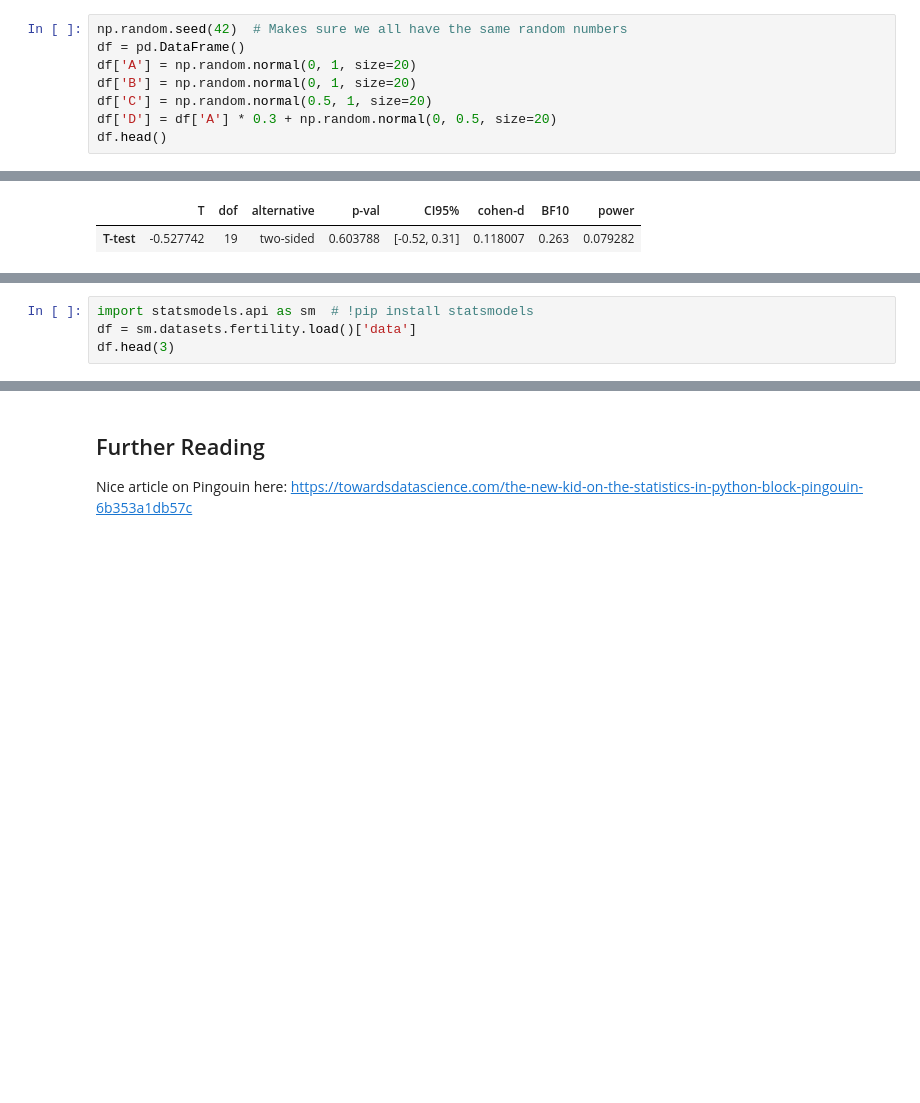
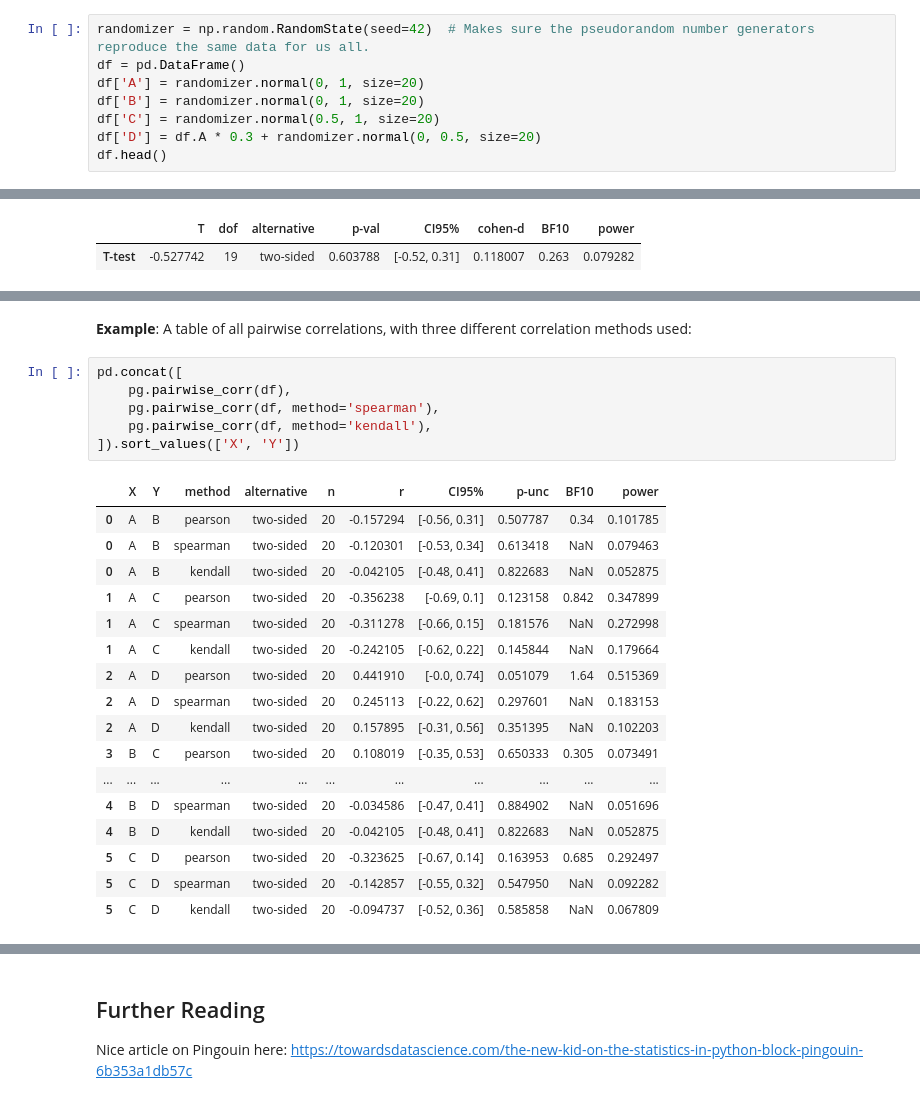
Before and after one commit to nickdelgrosso/CodeTeachingMaterials, a Jupyter notebook: topics/4_2_StatsWithScipyStatsAndPingouin/StatsWithScipyStatsAndPingouin.ipynb, the cells around one changed output, grey strips where cells are left out. Cells and saved outputs as stored; diff of their text form; blank space fills up the shorter version.

```diff
--- a/topics/4_2_StatsWithScipyStatsAndPingouin/StatsWithScipyStatsAndPingouin.ipynb
+++ b/topics/4_2_StatsWithScipyStatsAndPingouin/StatsWithScipyStatsAndPingouin.ipynb
@@ -30,12 +30,12 @@ import pingouin as pg
 # %% [markdown]
 Generate the Data: Run the code below to create the dataset `df`.
 # %%
-np.random.seed(42)  # Makes sure we all have the same random numbers
+randomizer = np.random.RandomState(seed=42)  # Makes sure the pseudorandom number generators reproduce the same data for us all.
 df = pd.DataFrame()
-df['A'] = np.random.normal(0, 1, size=20)
-df['B'] = np.random.normal(0, 1, size=20)
-df['C'] = np.random.normal(0.5, 1, size=20)
-df['D'] = df['A'] * 0.3 + np.random.normal(0, 0.5, size=20)
+df['A'] = randomizer.normal(0, 1, size=20)
+df['B'] = randomizer.normal(0, 1, size=20)
+df['C'] = randomizer.normal(0.5, 1, size=20)
+df['D'] = df.A * 0.3 + randomizer.normal(0, 0.5, size=20)
 df.head()
 # %% [output]
 |  | A | B | C | D |
@@ -158,4 +147,0 @@ pg.ttest(df.A - df.D, 0)
-# %%
-import statsmodels.api as sm  # !pip install statsmodels
-df = sm.datasets.fertility.load()['data']
-df.head(3)
@@ -200,0 +188,26 @@ Get a new dataframe with just "Country Name", "Year", and "Fertility Rate" colum
+# %% [markdown]
+**Example**: A table of all pairwise correlations, with three different correlation methods used:
+# %%
+pd.concat([
+    pg.pairwise_corr(df),
+    pg.pairwise_corr(df, method='spearman'),
+    pg.pairwise_corr(df, method='kendall'),
+]).sort_values(['X', 'Y'])
+# %% [output]
+|  | X | Y | method | alternative | n | r | CI95% | p-unc | BF10 | power |
+| 0 | A | B | pearson | two-sided | 20 | -0.157294 | [-0.56, 0.31] | 0.507787 | 0.34 | 0.101785 |
+| 0 | A | B | spearman | two-sided | 20 | -0.120301 | [-0.53, 0.34] | 0.613418 | NaN | 0.079463 |
+| 0 | A | B | kendall | two-sided | 20 | -0.042105 | [-0.48, 0.41] | 0.822683 | NaN | 0.052875 |
+| 1 | A | C | pearson | two-sided | 20 | -0.356238 | [-0.69, 0.1] | 0.123158 | 0.842 | 0.347899 |
+| 1 | A | C | spearman | two-sided | 20 | -0.311278 | [-0.66, 0.15] | 0.181576 | NaN | 0.272998 |
+| 1 | A | C | kendall | two-sided | 20 | -0.242105 | [-0.62, 0.22] | 0.145844 | NaN | 0.179664 |
+| 2 | A | D | pearson | two-sided | 20 | 0.441910 | [-0.0, 0.74] | 0.051079 | 1.64 | 0.515369 |
+| 2 | A | D | spearman | two-sided | 20 | 0.245113 | [-0.22, 0.62] | 0.297601 | NaN | 0.183153 |
+| 2 | A | D | kendall | two-sided | 20 | 0.157895 | [-0.31, 0.56] | 0.351395 | NaN | 0.102203 |
+| 3 | B | C | pearson | two-sided | 20 | 0.108019 | [-0.35, 0.53] | 0.650333 | 0.305 | 0.073491 |
+| ... | ... | ... | ... | ... | ... | ... | ... | ... | ... | ... |
+| 4 | B | D | spearman | two-sided | 20 | -0.034586 | [-0.47, 0.41] | 0.884902 | NaN | 0.051696 |
+| 4 | B | D | kendall | two-sided | 20 | -0.042105 | [-0.48, 0.41] | 0.822683 | NaN | 0.052875 |
+| 5 | C | D | pearson | two-sided | 20 | -0.323625 | [-0.67, 0.14] | 0.163953 | 0.685 | 0.292497 |
+| 5 | C | D | spearman | two-sided | 20 | -0.142857 | [-0.55, 0.32] | 0.547950 | NaN | 0.092282 |
+| 5 | C | D | kendall | two-sided | 20 | -0.094737 | [-0.52, 0.36] | 0.585858 | NaN | 0.067809 |
```
Also changed, not shown: parts of 22 cells of this notebook, 3 other files.
